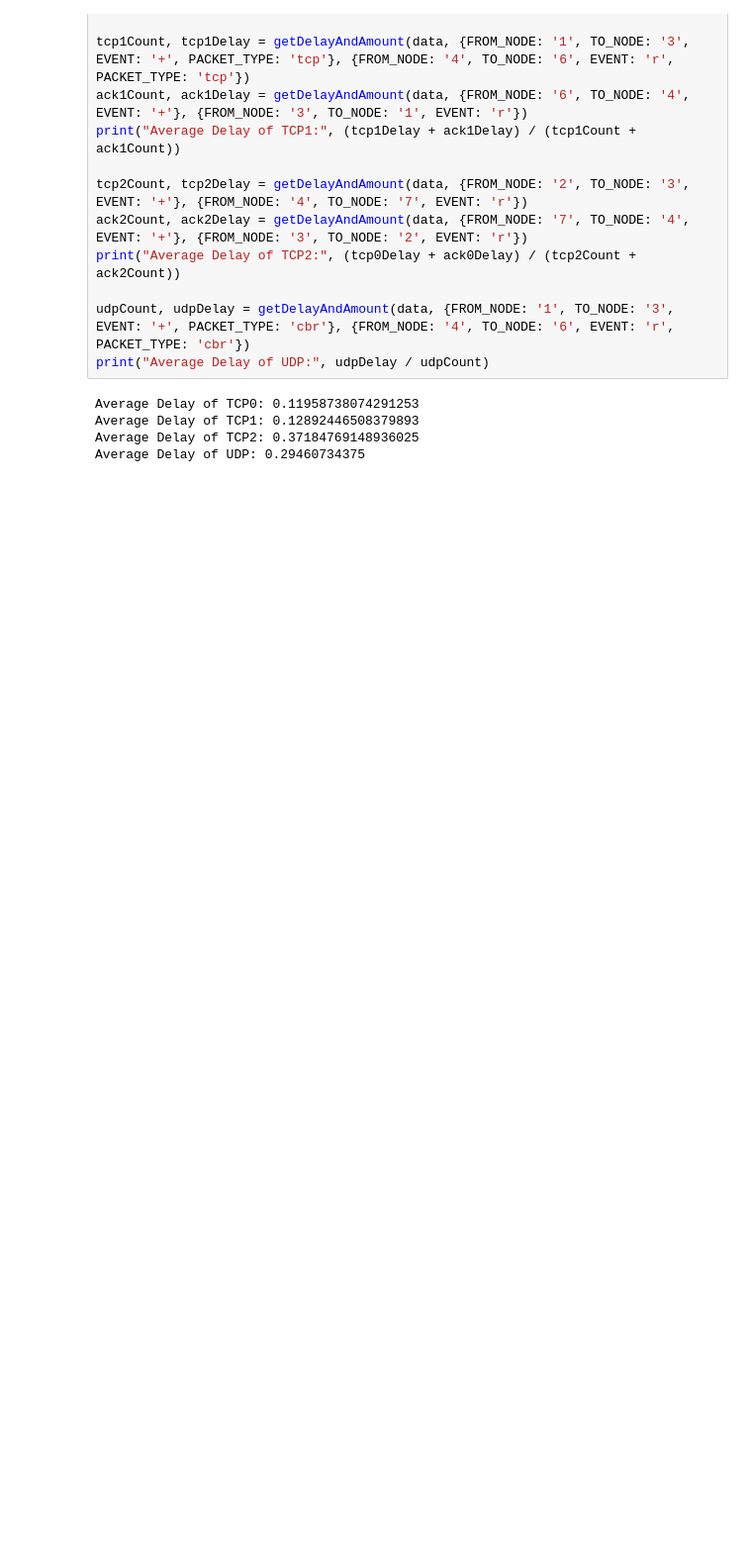
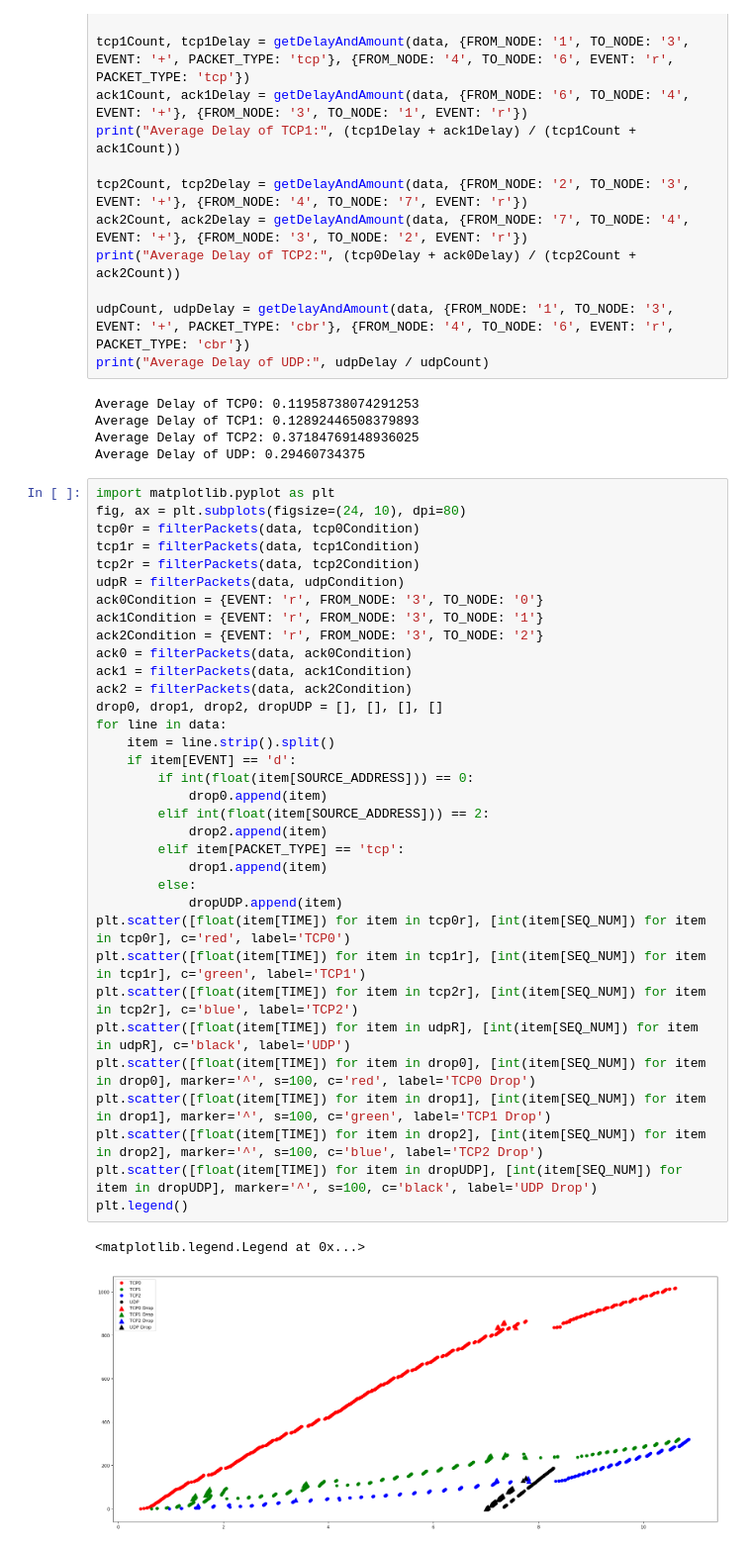
Before and after one commit to vietanhtran2710/network-performance-evaluation, a Jupyter notebook: data.ipynb, the cells around one changed output. Shown at 99% size. Drawn from its saved outputs; the diff is of its cells as text; blank space fills up the shorter version.

Commit message:
add instruction and graphs for analysis

```diff
--- a/data.ipynb
+++ b/data.ipynb
@@ -74,3 +74,40 @@ Average Delay of TCP0: 0.11958738074291253
 Average Delay of TCP1: 0.12892446508379893
 Average Delay of TCP2: 0.37184769148936025
 Average Delay of UDP: 0.29460734375
+# %%
+import matplotlib.pyplot as plt
+fig, ax = plt.subplots(figsize=(24, 10), dpi=80)
+tcp0r = filterPackets(data, tcp0Condition)
+tcp1r = filterPackets(data, tcp1Condition)
+tcp2r = filterPackets(data, tcp2Condition)
+udpR = filterPackets(data, udpCondition)
+ack0Condition = {EVENT: 'r', FROM_NODE: '3', TO_NODE: '0'}
+ack1Condition = {EVENT: 'r', FROM_NODE: '3', TO_NODE: '1'}
+ack2Condition = {EVENT: 'r', FROM_NODE: '3', TO_NODE: '2'}
+ack0 = filterPackets(data, ack0Condition)
+ack1 = filterPackets(data, ack1Condition)
+ack2 = filterPackets(data, ack2Condition)
+drop0, drop1, drop2, dropUDP = [], [], [], []
+for line in data:
+    item = line.strip().split()
+    if item[EVENT] == 'd':
+        if int(float(item[SOURCE_ADDRESS])) == 0:
+            drop0.append(item)
+        elif int(float(item[SOURCE_ADDRESS])) == 2:
+            drop2.append(item)
+        elif item[PACKET_TYPE] == 'tcp':
+            drop1.append(item)
+        else:
+            dropUDP.append(item)
+plt.scatter([float(item[TIME]) for item in tcp0r], [int(item[SEQ_NUM]) for item in tcp0r], c='red', label='TCP0')
+plt.scatter([float(item[TIME]) for item in tcp1r], [int(item[SEQ_NUM]) for item in tcp1r], c='green', label='TCP1')
+plt.scatter([float(item[TIME]) for item in tcp2r], [int(item[SEQ_NUM]) for item in tcp2r], c='blue', label='TCP2')
+plt.scatter([float(item[TIME]) for item in udpR], [int(item[SEQ_NUM]) for item in udpR], c='black', label='UDP')
+plt.scatter([float(item[TIME]) for item in drop0], [int(item[SEQ_NUM]) for item in drop0], marker='^', s=100, c='red', label='TCP0 Drop')
+plt.scatter([float(item[TIME]) for item in drop1], [int(item[SEQ_NUM]) for item in drop1], marker='^', s=100, c='green', label='TCP1 Drop')
+plt.scatter([float(item[TIME]) for item in drop2], [int(item[SEQ_NUM]) for item in drop2], marker='^', s=100, c='blue', label='TCP2 Drop')
+plt.scatter([float(item[TIME]) for item in dropUDP], [int(item[SEQ_NUM]) for item in dropUDP], marker='^', s=100, c='black', label='UDP Drop')
+plt.legend()
+# %% [output]
+<matplotlib.legend.Legend at 0x...>
+[figure, added]
```
Also changed, not shown: parts of 2 cells of this notebook, 1 other file.
